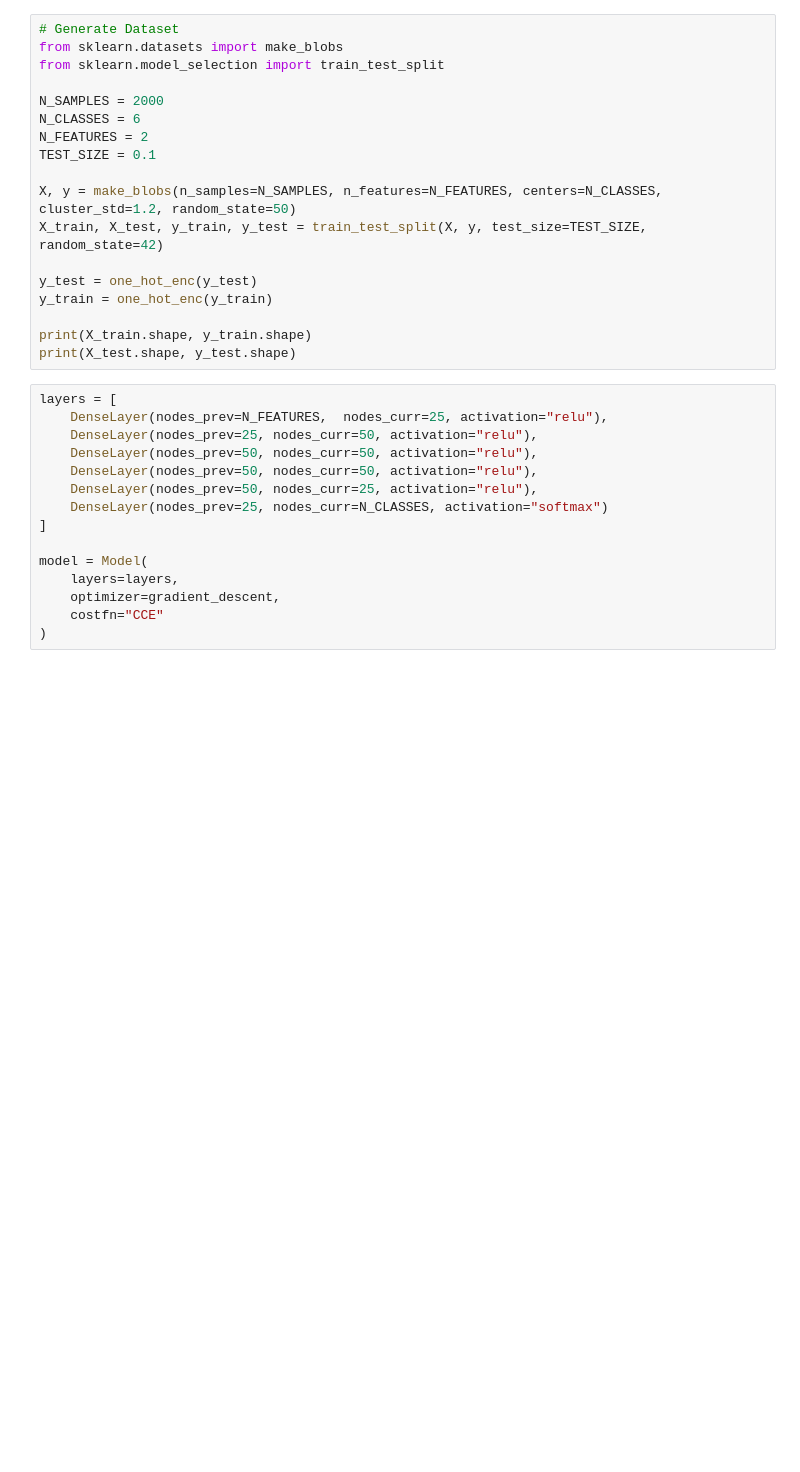
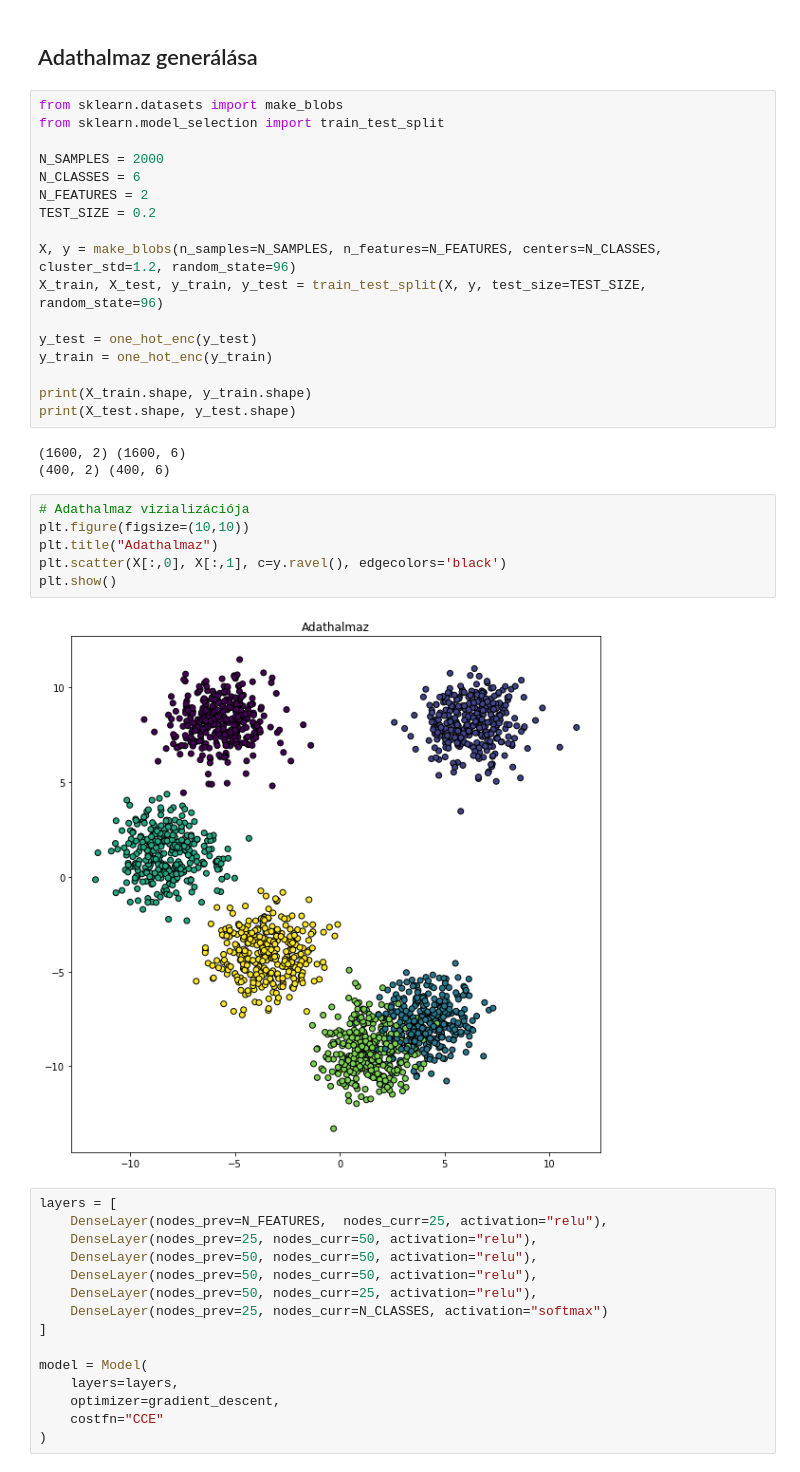
Before and after one commit to TopiCsarno/Adaptiv_hazi, a Jupyter notebook: NN_multiclass.ipynb, the cells around one changed output. Saved outputs shown, nothing was run; the diff lists cells and outputs as text; blank space fills up the shorter version.

```diff
--- a/NN_multiclass.ipynb
+++ b/NN_multiclass.ipynb
@@ -6,24 +13,36 @@ from src.optimizers import gradient_descent
 from src.utils import one_hot_enc
 from src.utils import generate_batches
 from src.metrics import accuracy_categ_ce
+# %% [markdown]
+## Adathalmaz generálása
 # %%
-# Generate Dataset
 from sklearn.datasets import make_blobs
 from sklearn.model_selection import train_test_split
 
 N_SAMPLES = 2000
 N_CLASSES = 6
 N_FEATURES = 2
-TEST_SIZE = 0.1
+TEST_SIZE = 0.2
 
-X, y = make_blobs(n_samples=N_SAMPLES, n_features=N_FEATURES, centers=N_CLASSES, cluster_std=1.2, random_state=50)
-X_train, X_test, y_train, y_test = train_test_split(X, y, test_size=TEST_SIZE, random_state=42)
+X, y = make_blobs(n_samples=N_SAMPLES, n_features=N_FEATURES, centers=N_CLASSES, cluster_std=1.2, random_state=96)
+X_train, X_test, y_train, y_test = train_test_split(X, y, test_size=TEST_SIZE, random_state=96)
 
 y_test = one_hot_enc(y_test)
 y_train = one_hot_enc(y_train)
 
 print(X_train.shape, y_train.shape)
 print(X_test.shape, y_test.shape)
+# %% [output]
+(1600, 2) (1600, 6)
+(400, 2) (400, 6)
+# %%
+# Adathalmaz vizializációja
+plt.figure(figsize=(10,10))
+plt.title("Adathalmaz")
+plt.scatter(X[:,0], X[:,1], c=y.ravel(), edgecolors='black')
+plt.show()
+# %% [output]
+[figure, added]
 # %%
 layers = [
     DenseLayer(nodes_prev=N_FEATURES,  nodes_curr=25, activation="relu"),
```
Also changed, not shown: parts of 5 cells of this notebook, 13 other files.
